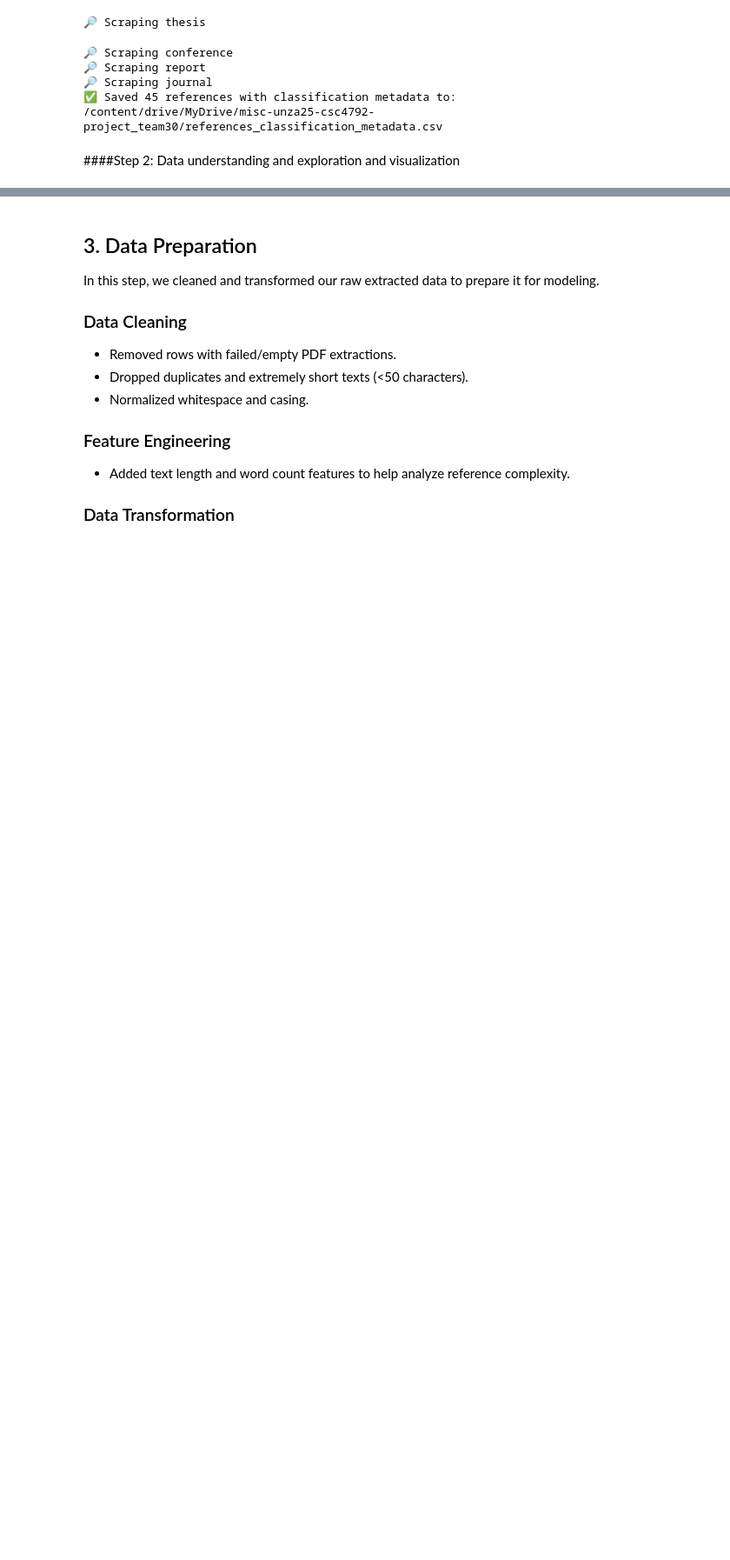
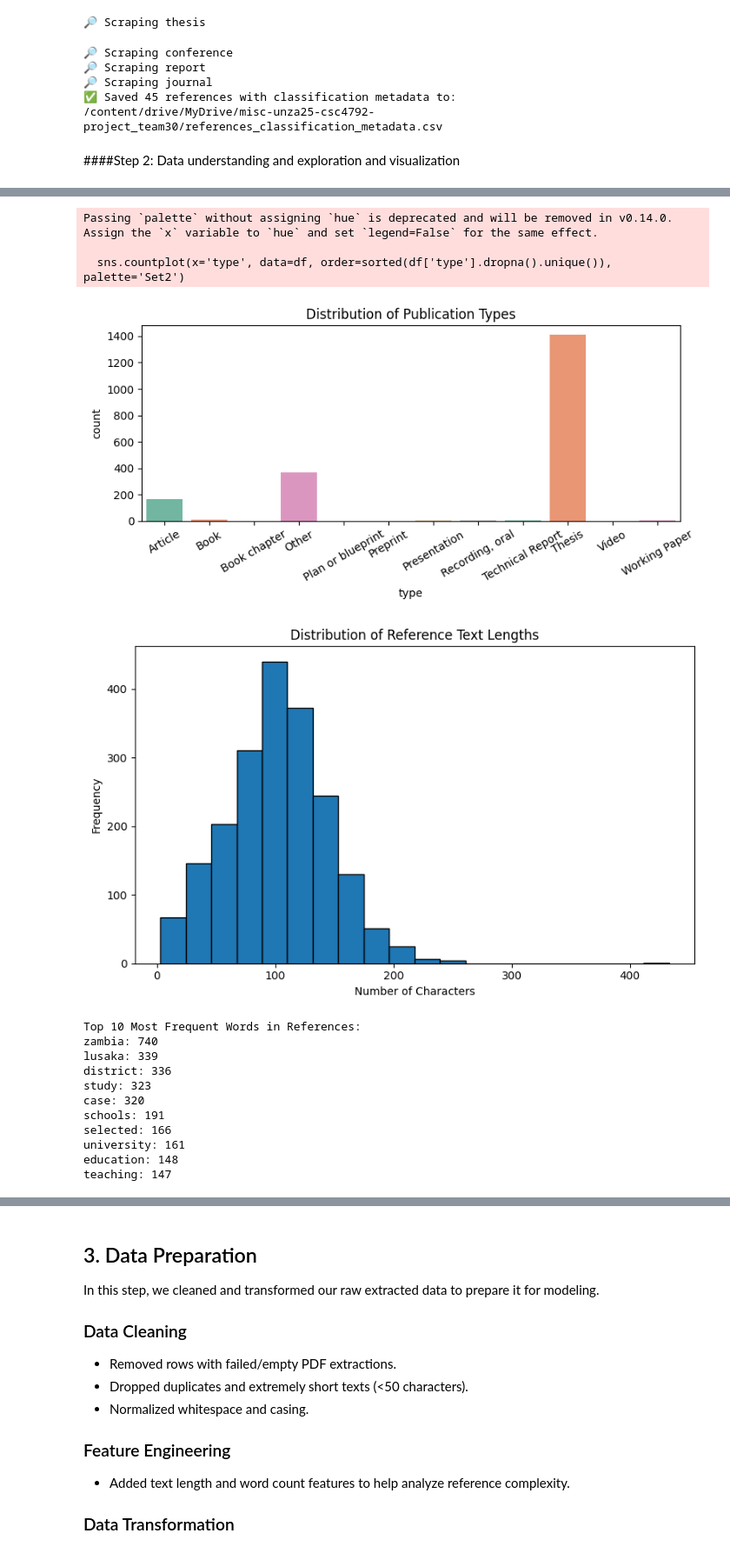
Before and after one commit to msimuko/code-unza25-csc4792-project_team_30, a Jupyter notebook: code_unza25_csc4792_project_team_30_notebook.ipynb, the cells around one changed output, grey strips where cells are left out. Shown: that part at 87% size. Drawn from its saved outputs; the diff is of its cells as text; code cells hidden in the pictures; blank space fills up the shorter version.

```diff
--- a/code_unza25_csc4792_project_team_30_notebook.ipynb
+++ b/code_unza25_csc4792_project_team_30_notebook.ipynb
@@ -247,0 +118,60 @@ oaidspaceunzazm: 2000
+# %%
+# Data Exploration and Visualization for Data Understanding
+import pandas as pd
+import matplotlib.pyplot as plt
+import seaborn as sns
+from collections import Counter
+
+# Load dataset directly from path
+df = pd.read_csv('/content/drive/MyDrive/misc-unza25-csc4792-project_team30/db-unza25-csc4792-datasets-dspace_unza_zm.csv', delimiter='|')
+
+# Show basic info
+print('Shape:', df.shape)
+print('Columns:', df.columns.tolist())
+print(df.head())
+
+# Check for missing values
+print('\nMissing values per column:')
+print(df.isnull().sum())
+
+# Distribution of publication types
+if 'type' in df.columns:
+    plt.figure(figsize=(8,4))
+    sns.countplot(x='type', data=df, order=sorted(df['type'].dropna().unique()), palette='Set2')
+    plt.title('Distribution of Publication Types')
+    plt.xticks(rotation=30)
+    plt.tight_layout()
+    plt.show()
+
+# Reference text length distribution
+if 'title' in df.columns:
+    df['text_length'] = df['title'].astype(str).str.len()
+    plt.figure(figsize=(8,5))
+    plt.hist(df['text_length'], bins=20, edgecolor='black')
+    plt.title('Distribution of Reference Text Lengths')
+    plt.xlabel('Number of Characters')
+    plt.ylabel('Frequency')
+    plt.tight_layout()
+    plt.show()
+
+# Top words in reference text
+import re
+all_text = ' '.join(df['title'].dropna().astype(str))
+cleaned_text = re.sub(r'[^a-zA-Z\s]', '', all_text).lower()
+tokens = cleaned_text.split()
+stopwords = set(['the','and','of','to','a','in','for','is','on','with','as','by','this','an','that','are','at','from','it','be','or','was'])
+tokens = [w for w in tokens if w not in stopwords and len(w) > 2]
+word_counts = Counter(tokens)
+top_words = word_counts.most_common(10)
+print('\nTop 10 Most Frequent Words in References:')
+for word, freq in top_words:
+    print(f'{word}: {freq}')
+words, freqs = zip(*top_words)
+plt.figure(figsize=(10,6))
+plt.barh(list(words)[::-1], list(freqs)[::-1], color='skyblue', edgecolor='black')
+plt.title('Top 10 Most Frequent Words in References')
+plt.xlabel('Frequency')
+plt.ylabel('Word')
+plt.tight_layout()
+plt.show()
+# %% [output]
@@ -247,0 +195,16 @@ oaidspaceunzazm: 2000
+Passing `palette` without assigning `hue` is deprecated and will be removed in v0.14.0. Assign the `x` variable to `hue` and set `legend=False` for the same effect.
+
+  sns.countplot(x='type', data=df, order=sorted(df['type'].dropna().unique()), palette='Set2')
+[figure, added]
+[figure, added]
+Top 10 Most Frequent Words in References:
+zambia: 740
+lusaka: 339
+district: 336
+study: 323
+case: 320
+schools: 191
+selected: 166
+university: 161
+education: 148
+teaching: 147
```
Also changed, not shown: parts of 28 cells of this notebook.
